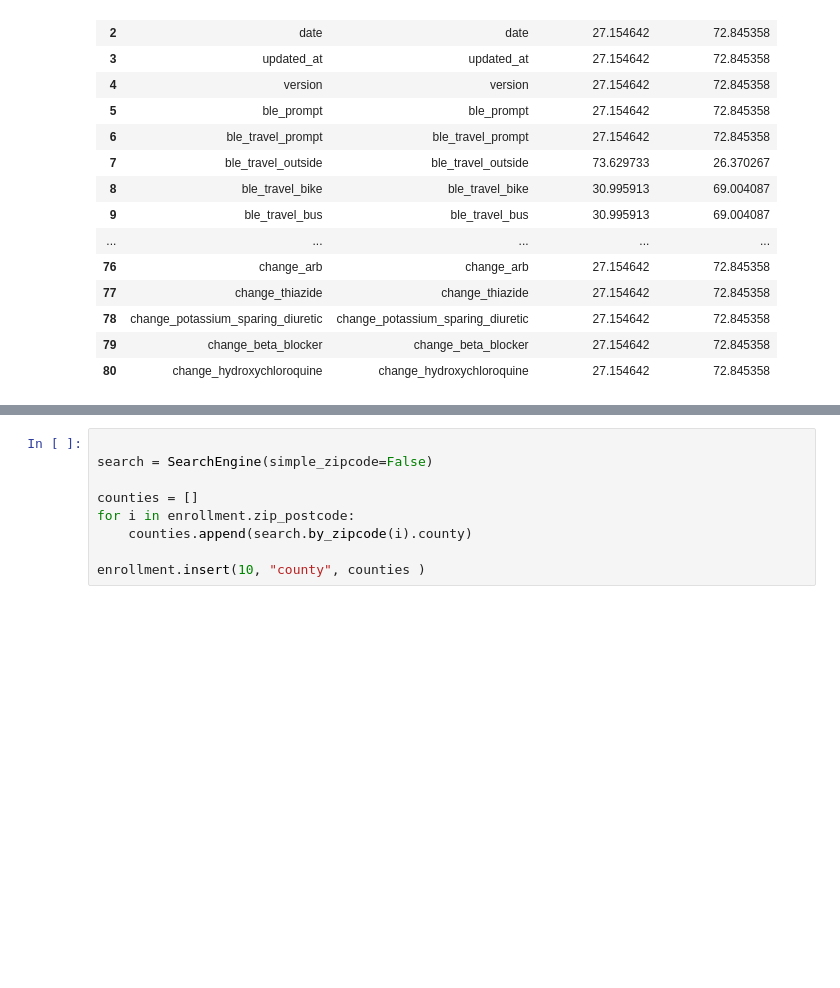
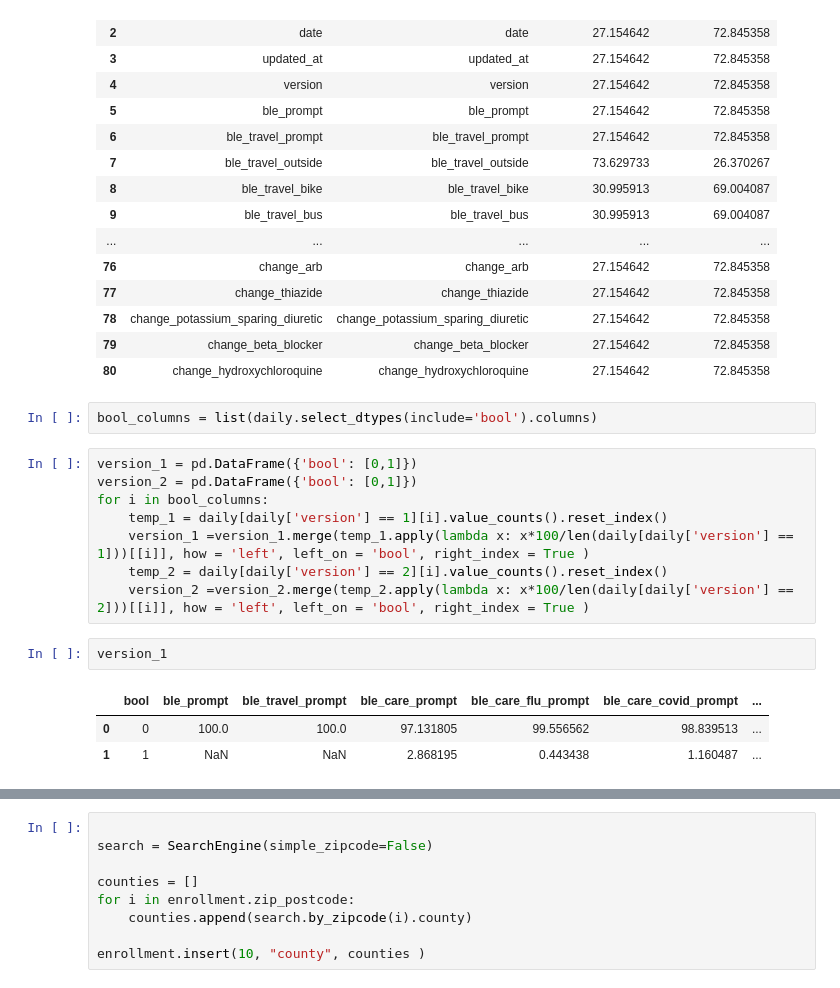
Before and after one commit to antonpolishko/task-ts, a Jupyter notebook: beat19_EDA_v1.ipynb, the cells around one changed output, grey strips where cells are left out. Cells and saved outputs as stored; diff of their text form; blank space fills up the shorter version.

```diff
--- a/beat19_EDA_v1.ipynb
+++ b/beat19_EDA_v1.ipynb
@@ -160,3 +160,19 @@ percent_of_values.reset_index()
 | 78 | change_potassium_sparing_diuretic | change_potassium_sparing_diuretic | 27.154642 | 72.845358 |
 | 79 | change_beta_blocker | change_beta_blocker | 27.154642 | 72.845358 |
 | 80 | change_hydroxychloroquine | change_hydroxychloroquine | 27.154642 | 72.845358 |
+# %%
+bool_columns = list(daily.select_dtypes(include='bool').columns)
+# %%
+version_1 = pd.DataFrame({'bool': [0,1]})
+version_2 = pd.DataFrame({'bool': [0,1]})
+for i in bool_columns:
+    temp_1 = daily[daily['version'] == 1][i].value_counts().reset_index()
+    version_1 =version_1.merge(temp_1.apply(lambda x: x*100/len(daily[daily['version'] == 1]))[[i]], how = 'left', left_on = 'bool', right_index = True )
+    temp_2 = daily[daily['version'] == 2][i].value_counts().reset_index()
+    version_2 =version_2.merge(temp_2.apply(lambda x: x*100/len(daily[daily['version'] == 2]))[[i]], how = 'left', left_on = 'bool', right_index = True )
+# %%
+version_1
+# %% [output]
+|  | bool | ble_prompt | ble_travel_prompt | ble_care_prompt | ble_care_flu_prompt | ble_care_covid_prompt | ... |
+| 0 | 0 | 100.0 | 100.0 | 97.131805 | 99.556562 | 98.839513 | ... |
+| 1 | 1 | NaN | NaN | 2.868195 | 0.443438 | 1.160487 | ... |
```
Also changed, not shown: parts of 1 cell of this notebook.
